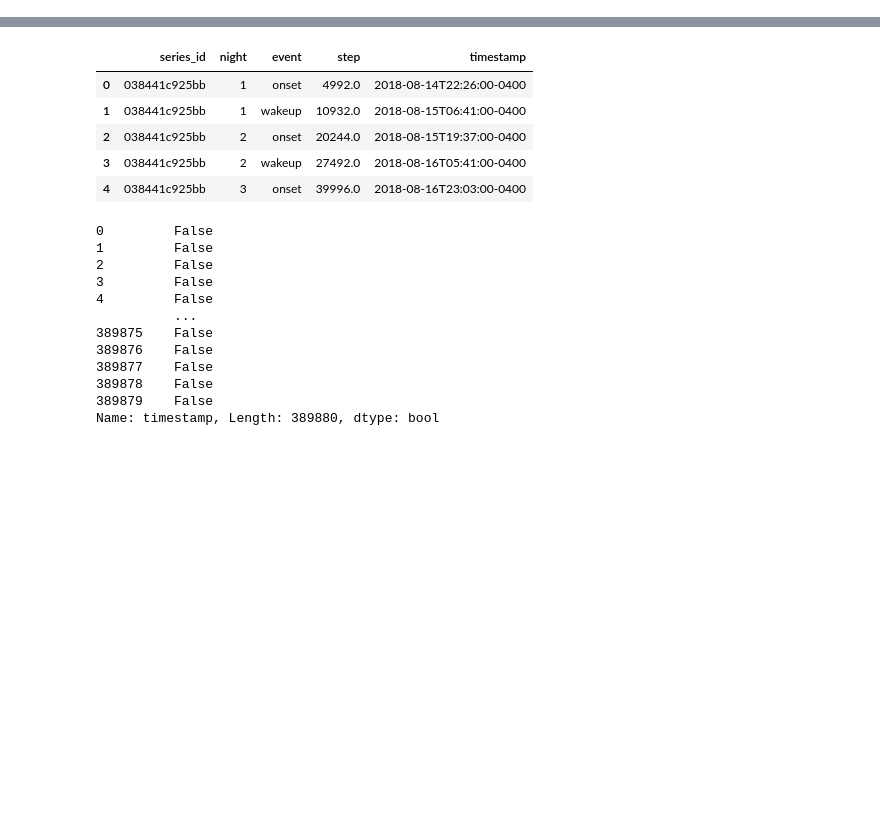
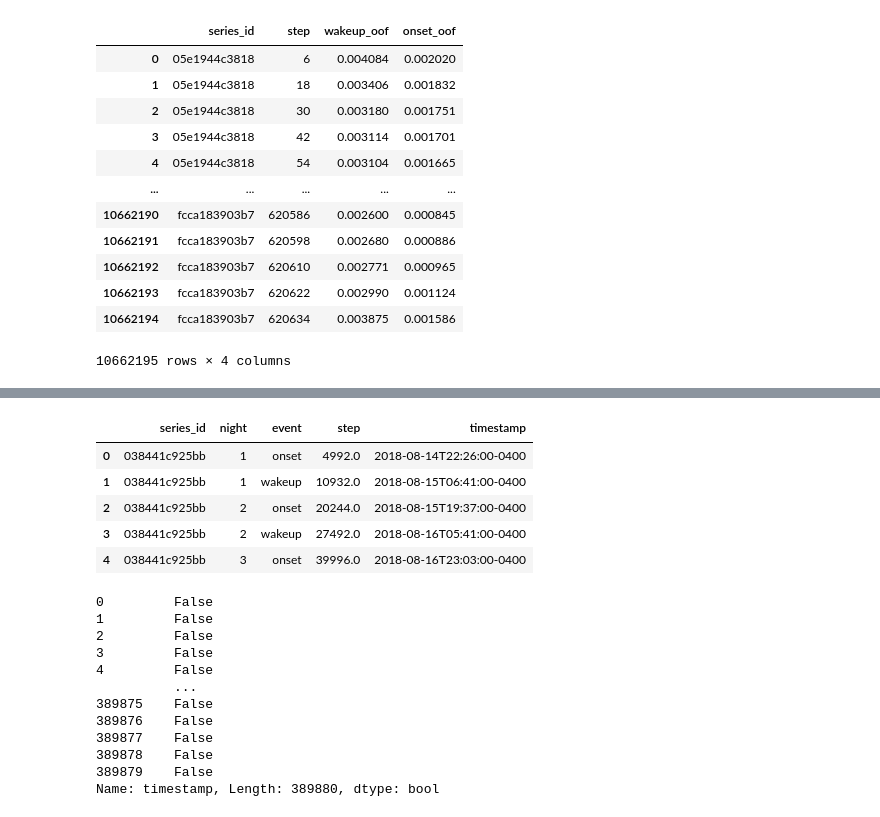
Before and after one commit to penguin-prg/child-mind-institute-detect-sleep-states, a Jupyter notebook: notebook/visualize_sub_all_days.ipynb, the cells around one changed output, grey strips where cells are left out. Saved outputs shown, nothing was run; the diff lists cells and outputs as text; code cells hidden in the pictures; blank space fills up the shorter version.

```diff
--- a/notebook/visualize_sub_all_days.ipynb
+++ b/notebook/visualize_sub_all_days.ipynb
@@ -60,0 +61,16 @@ display(oof.head())
+# %%
+oof
+# %% [output]
+|  | series_id | step | wakeup_oof | onset_oof |
+| 0 | 05e1944c3818 | 6 | 0.004084 | 0.002020 |
+| 1 | 05e1944c3818 | 18 | 0.003406 | 0.001832 |
+| 2 | 05e1944c3818 | 30 | 0.003180 | 0.001751 |
+| 3 | 05e1944c3818 | 42 | 0.003114 | 0.001701 |
+| 4 | 05e1944c3818 | 54 | 0.003104 | 0.001665 |
+| ... | ... | ... | ... | ... |
+| 10662190 | fcca183903b7 | 620586 | 0.002600 | 0.000845 |
+| 10662191 | fcca183903b7 | 620598 | 0.002680 | 0.000886 |
+| 10662192 | fcca183903b7 | 620610 | 0.002771 | 0.000965 |
+| 10662193 | fcca183903b7 | 620622 | 0.002990 | 0.001124 |
+| 10662194 | fcca183903b7 | 620634 | 0.003875 | 0.001586 |
+10662195 rows × 4 columns
```
Also changed, not shown: parts of 2 cells of this notebook, 3 other files.
